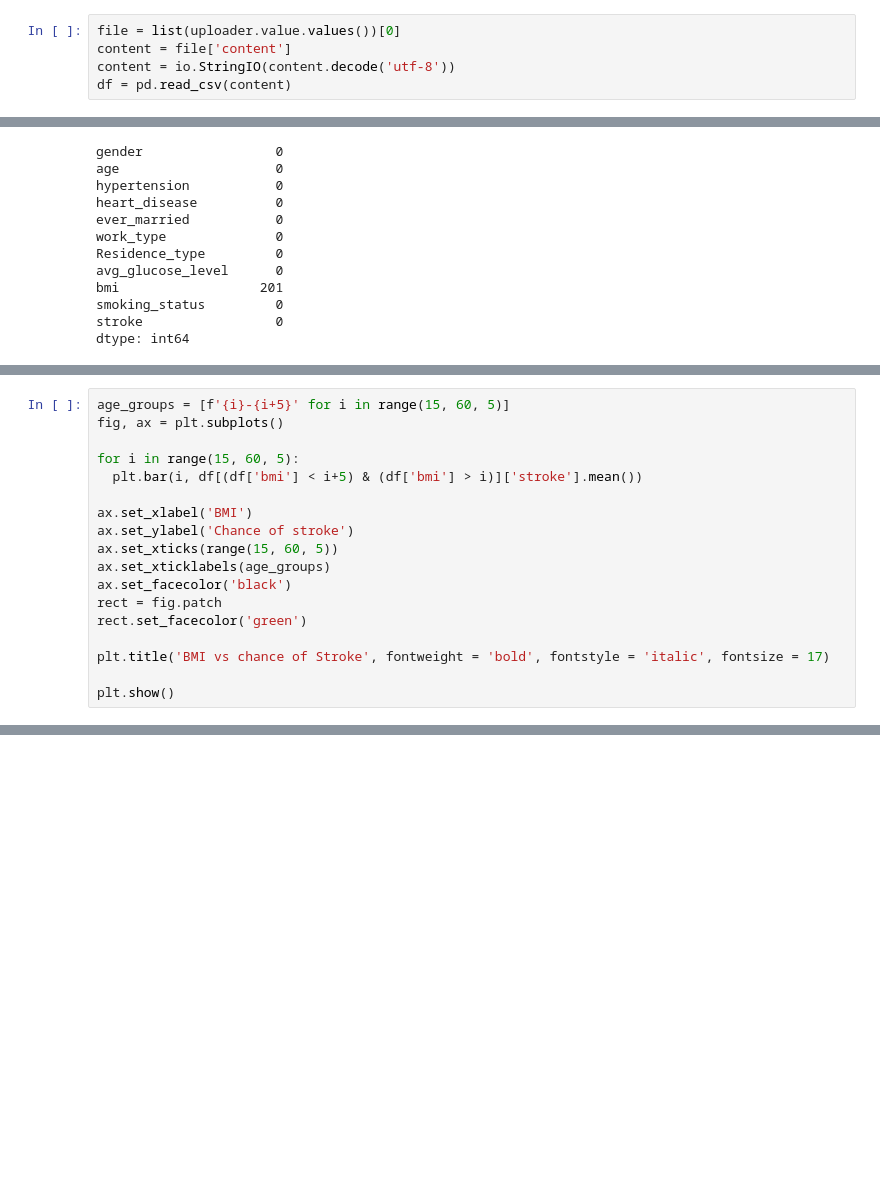
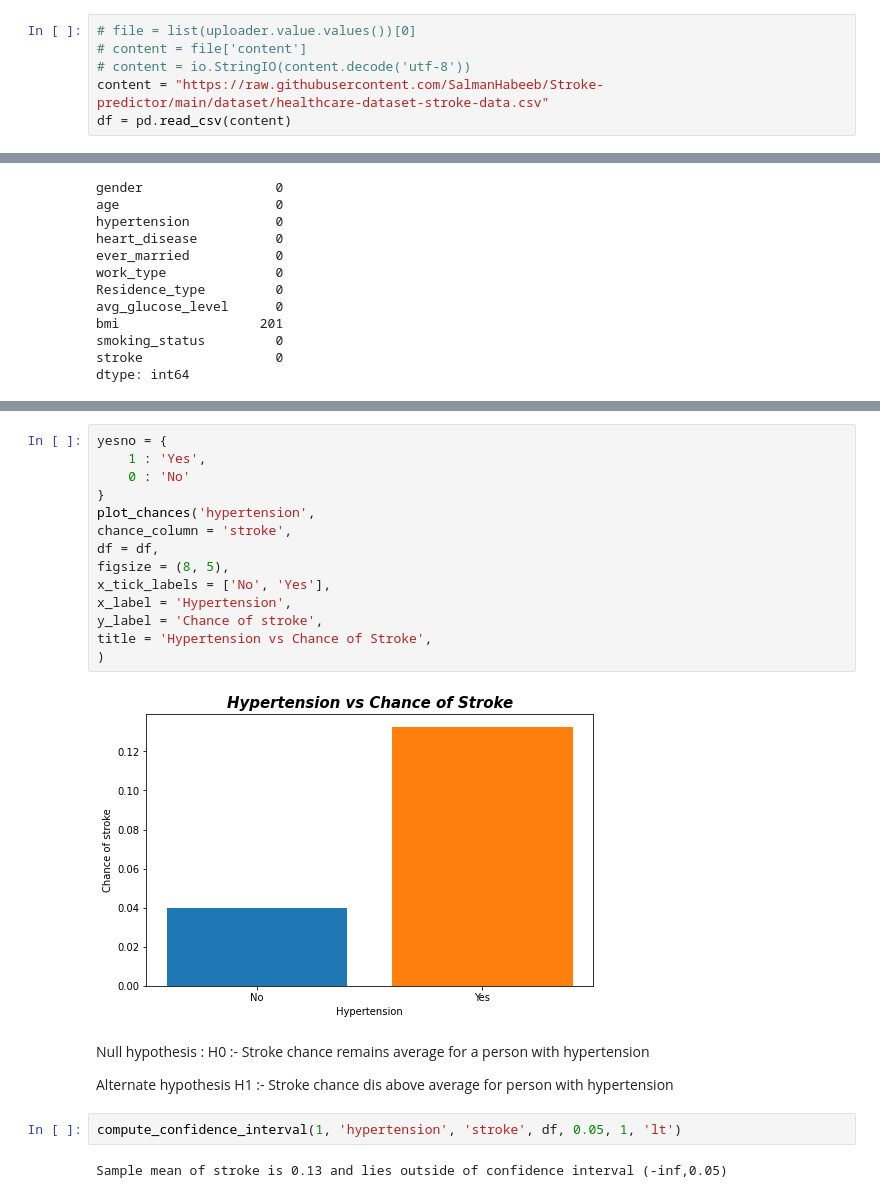
Before and after one commit to SalmanHabeeb/Stroke-predictor, a Jupyter notebook: EDA.ipynb, the cells around one changed output, grey strips where cells are left out. Saved outputs shown, nothing was run; the diff lists cells and outputs as text; blank space fills up the shorter version.

Commit message:
Add data analysis file

```diff
--- a/EDA.ipynb
+++ b/EDA.ipynb
@@ -13,7 +14,8 @@ FileUpload(value={}, description='Upload')
 # %%
-file = list(uploader.value.values())[0]
-content = file['content']
-content = io.StringIO(content.decode('utf-8'))
+# file = list(uploader.value.values())[0]
+# content = file['content']
+# content = io.StringIO(content.decode('utf-8'))
+content = "https://raw.githubusercontent.com/SalmanHabeeb/Stroke-predictor/main/dataset/healthcare-dataset-stroke-data.csv"
 df = pd.read_csv(content)
 # %%
 df.columns
@@ -203,18 +64,0 @@ plt.show()
-# %%
-age_groups = [f'{i}-{i+5}' for i in range(15, 60, 5)]
-fig, ax = plt.subplots()
-
-for i in range(15, 60, 5):
-  plt.bar(i, df[(df['bmi'] < i+5) & (df['bmi'] > i)]['stroke'].mean())
-
-ax.set_xlabel('BMI')
-ax.set_ylabel('Chance of stroke')
-ax.set_xticks(range(15, 60, 5))
-ax.set_xticklabels(age_groups)
-ax.set_facecolor('black')
-rect = fig.patch
-rect.set_facecolor('green')
-
-plt.title('BMI vs chance of Stroke', fontweight = 'bold', fontstyle = 'italic', fontsize = 17)
-
-plt.show()
@@ -222,0 +155,24 @@ plt.show()
+# %%
+yesno = {
+    1 : 'Yes',
+    0 : 'No'
+}
+plot_chances('hypertension',
+chance_column = 'stroke',
+df = df,
+figsize = (8, 5),
+x_tick_labels = ['No', 'Yes'],
+x_label = 'Hypertension',
+y_label = 'Chance of stroke',
+title = 'Hypertension vs Chance of Stroke',
+)
+# %% [output]
+[figure, added]
+# %% [markdown]
+Null hypothesis : H0 :- Stroke chance remains average for a person with hypertension
+
+Alternate hypothesis H1 :- Stroke chance dis above average for person with hypertension
+# %%
+compute_confidence_interval(1, 'hypertension', 'stroke', df, 0.05, 1, 'lt')
+# %% [output]
+Sample mean of stroke is 0.13 and lies outside of confidence interval (-inf,0.05)
```
Also changed, not shown: parts of 52 cells of this notebook.
